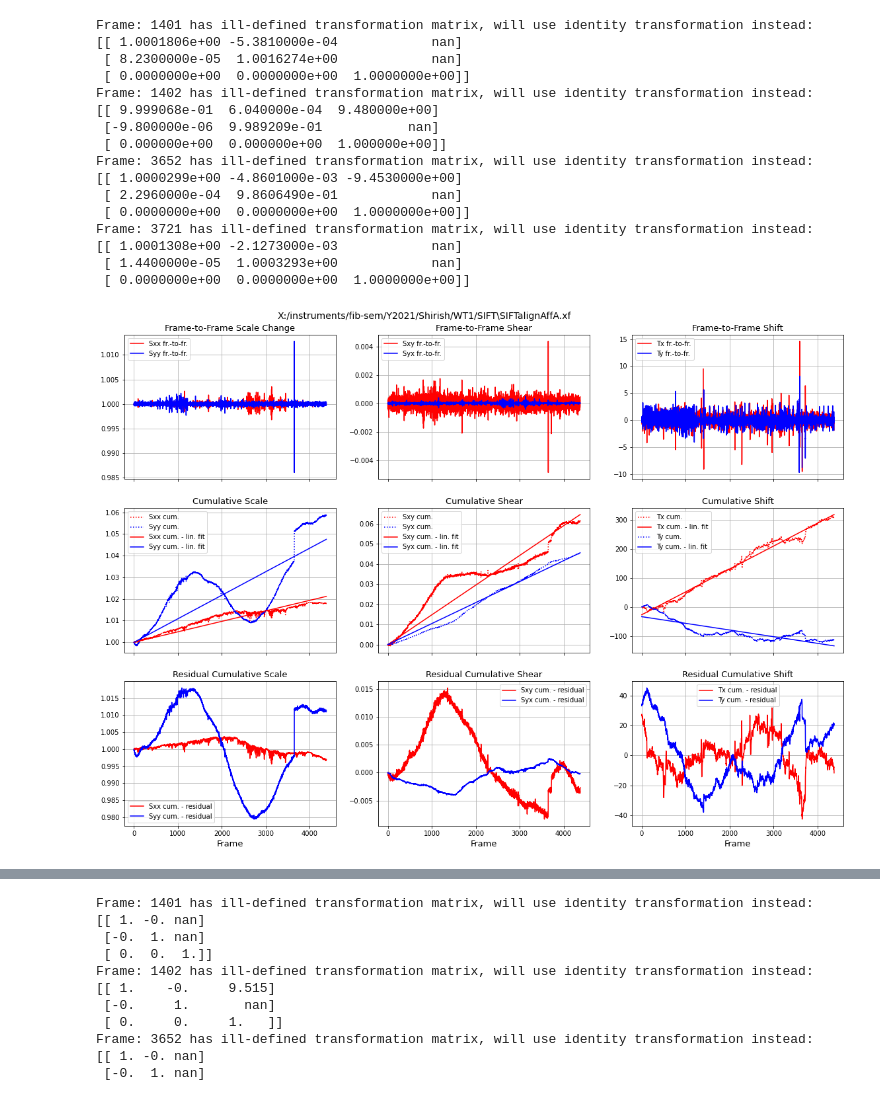
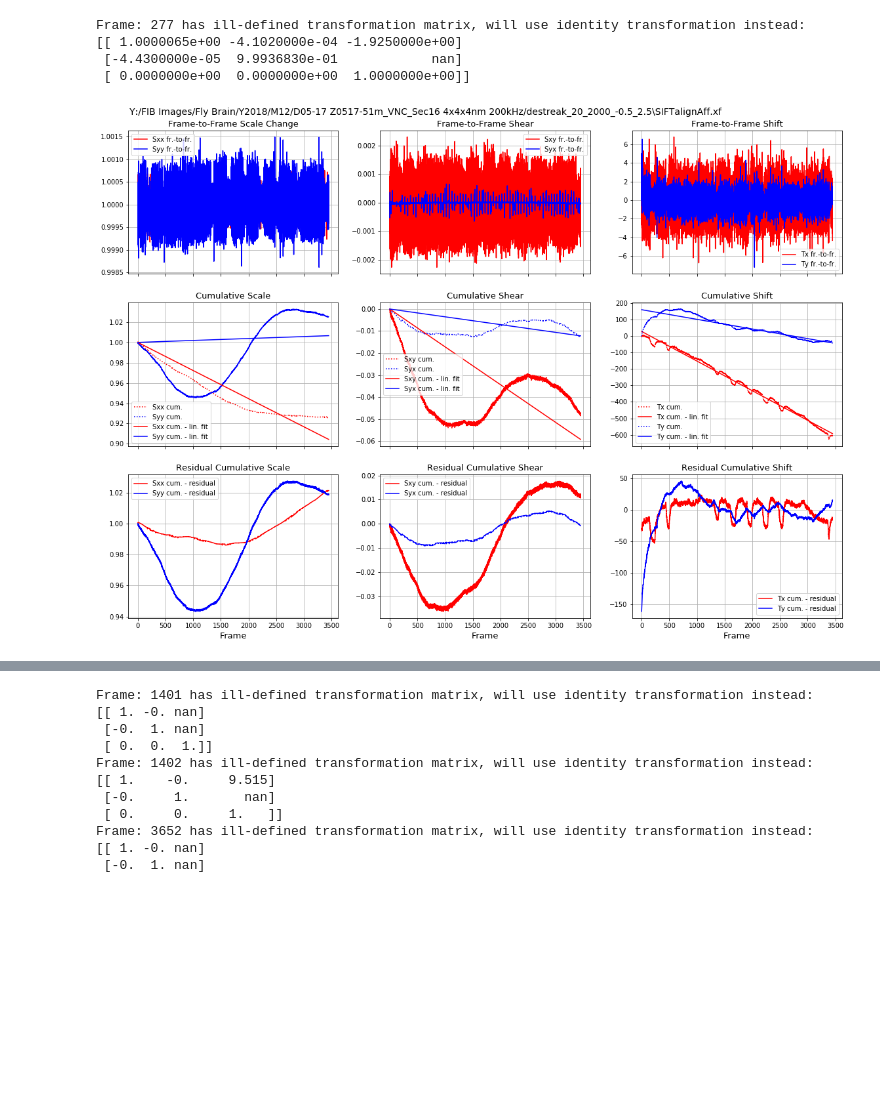
Before and after one commit to gleb-shtengel/FIB-SEM, a Jupyter notebook: Read_Plot_FIJI_TransformationMatrix.ipynb, the cells around one changed output, grey strips where cells are left out. Cells and saved outputs as stored; diff of their text form; code cells hidden in the pictures; blank space fills up the shorter version.

```diff
--- a/Read_Plot_FIJI_TransformationMatrix.ipynb
+++ b/Read_Plot_FIJI_TransformationMatrix.ipynb
@@ -22,7 +40,17 @@ def correlation_coefficient(frame1, frame2):
         product /= stds
         return product
 
-def read_transformation_matrix_from_xf_file(fn):
+def read_transformation_matrix_from_xf_file(xf_filename):
+    '''
+    Reads transformation matrix created by FiJi-based workflow from *.xf file. ©G.Shtengel 10/2022 gleb.shtengel@gmail.com
+
+    Parameters:
+    xf_filename : str
+        Full path to *.xf file containing the transformation matrix data
+
+    Returns:
+    transformation_matrix : array
+    '''
     npdt_recalled = pd.read_csv(fn, sep = '  ', header = None)
     tr = npdt_recalled.to_numpy()
     transformation_matrix = np.zeros((len(tr), 3, 3))
@@ -33,7 +61,20 @@ def read_transformation_matrix_from_xf_file(fn):
     transformation_matrix[:, 2, 2] = np.ones((len(tr)))
     return transformation_matrix
 
-def analyze_transformation_matrix(transformation_matrix, fn):
+def analyze_transformation_matrix(transformation_matrix, xf_filename):
+    '''
+    Analyzes the transformation matrix created by FiJi-based workflow. ©G.Shtengel 10/2022 gleb.shtengel@gmail.com
+
+    Parameters:
+    transformation_matrix : array
+        Transformation matrix (read by read_transformation_matrix_from_xf_file above).
+    xf_filename : str
+        Full path to *.xf file containing the transformation matrix data
+
+    Returns:
+    tr_matr_cum : array
+    Cumulative transformation matrix
+    '''
     Xshift_orig = transformation_matrix[:, 0, 2]
     Yshift_orig = transformation_matrix[:, 1, 2]
     Xscale_orig = transformation_matrix[:, 0, 0]
@@ -154,33 +195,25 @@ def analyze_transformation_matrix(transformation_matrix, fn):
     for ax in axs5.ravel():
         ax.grid(True)
         ax.legend()
-    fig5.suptitle(fn, fontsize = fs + 2)
-    fig5.savefig(fn +'_Transform_Summary.png', dpi=300)
+    fig5.suptitle(xf_filename, fontsize = fs + 2)
+    fig5.savefig(xf_filename +'_Transform_Summary.png', dpi=300)
     return tr_matr_cum
 # %%
 data_dir = 'Z:/FIB-SEM SIFT align code/Test data'
 data_dir = 'Z:/FIB-SEM SIFT align code/Test data 2 from J10'
 data_dir = 'X:/instruments/fib-sem/Y2021/Shirish/WT1/SIFT'
 transf_file = 'SIFTalignAffA.xf'
 fn = os.path.join(data_dir, transf_file)
 
+data_dir1 = 'Y:/FIB Images/Fly Brain/Y2018/M12/D05-17 Z0517-51m_VNC_Sec16 4x4x4nm 200kHz/destreak_20_2000_-0.5_2.5'
+FiJiSIFT_Aff_transform_matr = os.path.join(data_dir1, 'SIFTalignAff.xf')
+fn = FiJiSIFT_Aff_transform_matr
+
 transformation_matrix_aff = read_transformation_matrix_from_xf_file(fn)
 tt = analyze_transformation_matrix(transformation_matrix_aff, fn)
 # %% [output]
-Frame: 1401 has ill-defined transformation matrix, will use identity transformation instead:
-[[ 1.0001806e+00 -5.3810000e-04            nan]
- [ 8.2300000e-05  1.0016274e+00            nan]
+Frame: 277 has ill-defined transformation matrix, will use identity transformation instead:
+[[ 1.0000065e+00 -4.1020000e-04 -1.9250000e+00]
+ [-4.4300000e-05  9.9936830e-01            nan]
  [ 0.0000000e+00  0.0000000e+00  1.0000000e+00]]
-Frame: 1402 has ill-defined transformation matrix, will use identity transformation instead:
-[[ 9.999068e-01  6.040000e-04  9.480000e+00]
- [-9.800000e-06  9.989209e-01           nan]
- [ 0.000000e+00  0.000000e+00  1.000000e+00]]
-Frame: 3652 has ill-defined transformation matrix, will use identity transformation instead:
-[[ 1.0000299e+00 -4.8601000e-03 -9.4530000e+00]
- [ 2.2960000e-04  9.8606490e-01            nan]
- [ 0.0000000e+00  0.0000000e+00  1.0000000e+00]]
-Frame: 3721 has ill-defined transformation matrix, will use identity transformation instead:
-[[ 1.0001308e+00 -2.1273000e-03            nan]
- [ 1.4400000e-05  1.0003293e+00            nan]
- [ 0.0000000e+00  0.0000000e+00  1.0000000e+00]]
-[figure, old version]
+[figure, new version]
```
Also changed, not shown: parts of 5 cells of this notebook, 1 other file.
